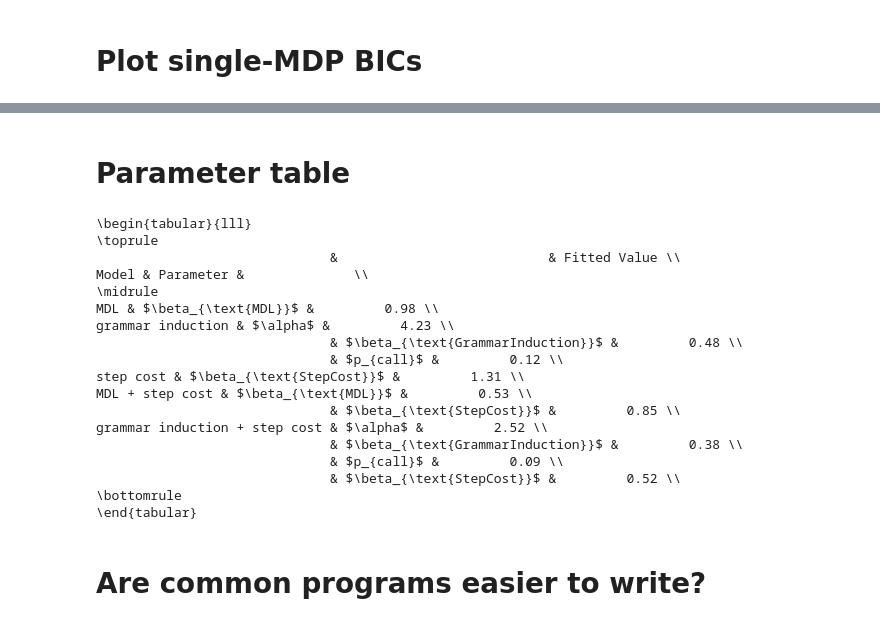
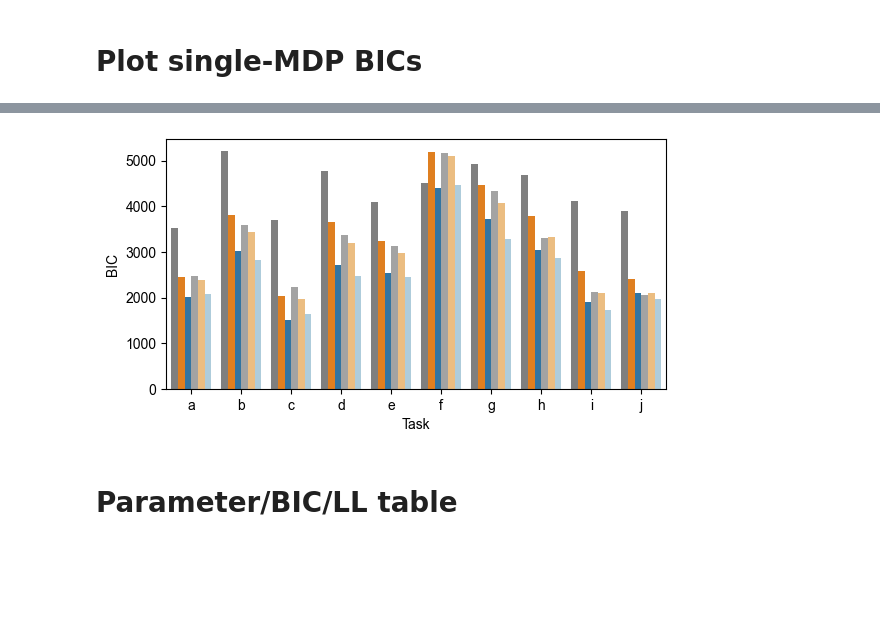
Before and after one commit to cgc/lightbot-grammar-induction, a Jupyter notebook: journal/predict-programs.ipynb, the cells around one changed output, grey strips where cells are left out. Cells and saved outputs as stored; diff of their text form; code cells hidden in the pictures; blank space fills up the shorter version.

Commit message:
Update analysis notebooks

```diff
--- a/journal/predict-programs.ipynb
+++ b/journal/predict-programs.ipynb
@@ -274,0 +277,5 @@ figs.save('model-programs-between.pdf')
+# %%
+# Load above analysis
+fit_models = lb.fitting.analysis(dc)
+
+model_bics = per_task_bic_for_all_models(dc, fit_models)
@@ -275,3 +300,36 @@ figs.save('model-programs-between.pdf')
+# %%
+def plot_model_comparison_between_task(dc, model_bics, *, tag=None):
+    df = pd.DataFrame([
+        {
+            'Model': m.name_label,
+            'mdp_name': mdp_name,
+            'MDP': label,
+            'BIC': model_bics[m.score_key].bic[mdp_name],
+            'Log_Likelihood': model_bics[m.score_key].ll[mdp_name],
+            'step-cost': 'reward' in m.key,
+        }
+        for m in figs.models.all
+        for label, mdp_name in figs.mdp_labels_and_names
+    ])
+
+    _, ax = plt.subplots()
+    sns.barplot(
+        x='MDP', y='BIC', hue='Model',
+        data=df,
+        palette=[m.color for m in figs.models.all])
+    plt.xlabel('Task')
+    plt.gca().get_legend().remove()
+
+    if tag is None:
+        tag = ''
+    else:
+        tag = f'-{tag}'
+    figs.set_ax_size(5, 2.5, ax)
+    figs.save(f'model-programs-between{tag}.pdf')
+# %%
+plot_model_comparison_between_task(dc, model_bics)
+# %% [output]
+[figure, added]
 # %% [markdown]
-# Parameter table
+# Parameter/BIC/LL table
 # %%
@@ -318,23 +379,0 @@ for model in figs.models.all:
-# %%
-print(pd.DataFrame(rows).set_index(['Model', 'Parameter']).to_latex(escape=False))
-# %% [output]
-\begin{tabular}{lll}
-\toprule
-                              &                           & Fitted Value \\
-Model & Parameter &              \\
-\midrule
-MDL & $\beta_{\text{MDL}}$ &         0.98 \\
-grammar induction & $\alpha$ &         4.23 \\
-                              & $\beta_{\text{GrammarInduction}}$ &         0.48 \\
-                              & $p_{call}$ &         0.12 \\
-step cost & $\beta_{\text{StepCost}}$ &         1.31 \\
-MDL + step cost & $\beta_{\text{MDL}}$ &         0.53 \\
-                              & $\beta_{\text{StepCost}}$ &         0.85 \\
-grammar induction + step cost & $\alpha$ &         2.52 \\
-                              & $\beta_{\text{GrammarInduction}}$ &         0.38 \\
-                              & $p_{call}$ &         0.09 \\
-                              & $\beta_{\text{StepCost}}$ &         0.52 \\
-\bottomrule
-\end{tabular}
-# %% [markdown]
-# Are common programs easier to write?
```
Also changed, not shown: parts of 29 cells of this notebook, 9 other files.
